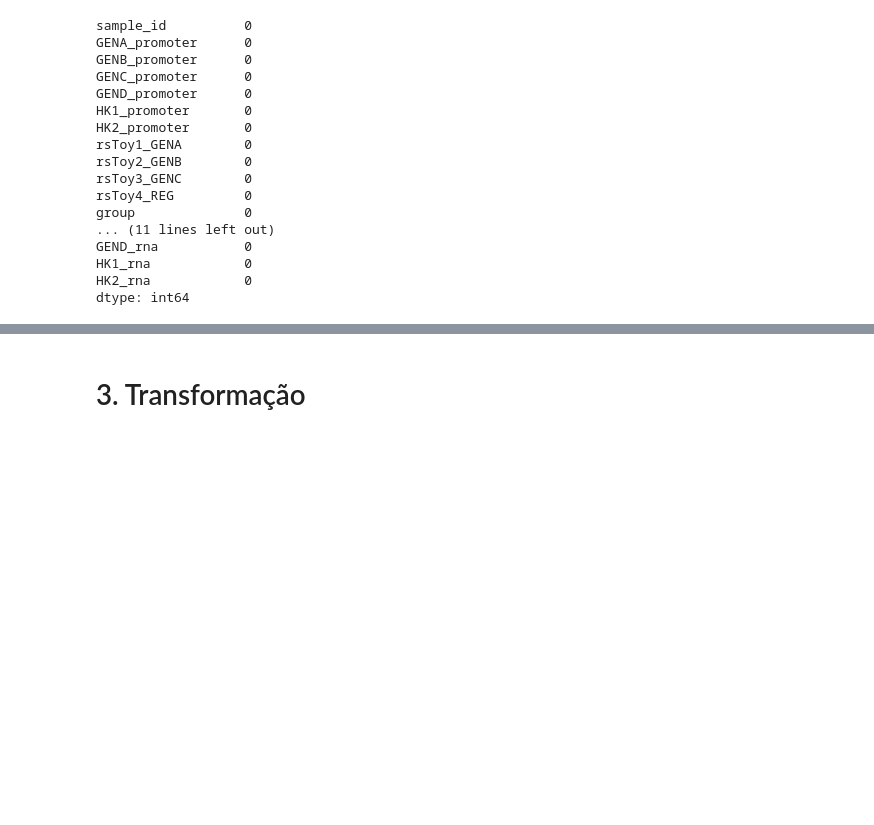
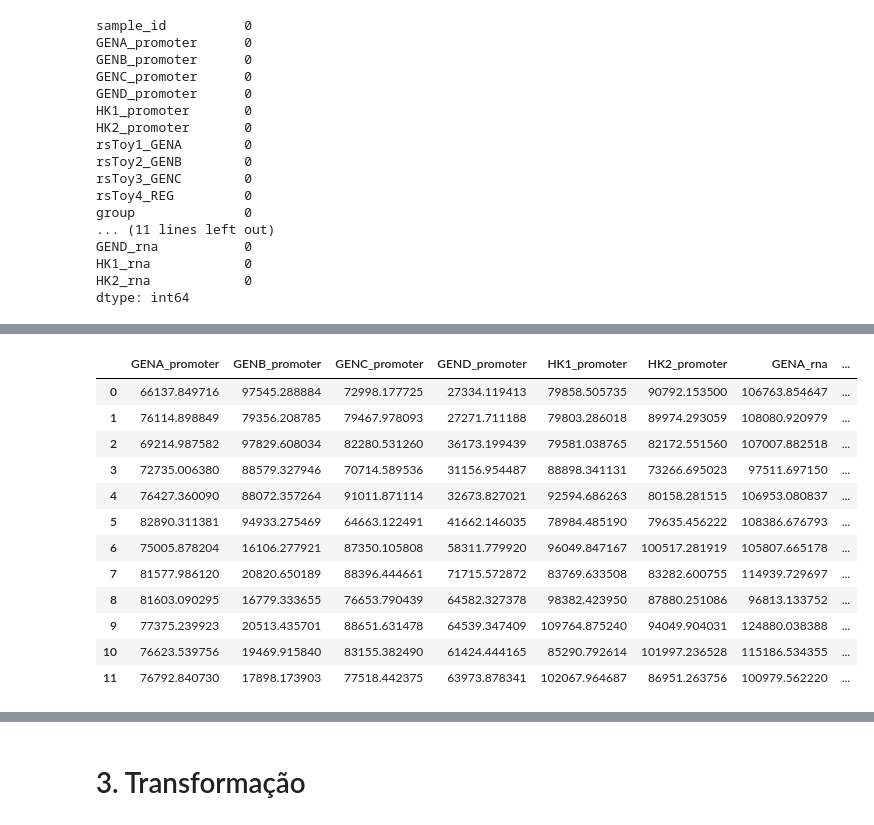
Before and after one commit to hellsdeur/multiomic, a Jupyter notebook: main.ipynb, the cells around one changed output, grey strips where cells are left out. Drawn from its saved outputs; the diff is of its cells as text; code cells hidden in the pictures; blank space fills up the shorter version.

```diff
--- a/main.ipynb
+++ b/main.ipynb
@@ -337,0 +414,17 @@ dtype: int64
+# %%
+df_cpm = df_countings.div(df_countings.sum(axis=1), axis=0) * 1e6
+df_cpm
+# %% [output]
+|  | GENA_promoter | GENB_promoter | GENC_promoter | GEND_promoter | HK1_promoter | HK2_promoter | GENA_rna | ... |
+| 0 | 66137.849716 | 97545.288884 | 72998.177725 | 27334.119413 | 79858.505735 | 90792.153500 | 106763.854647 | ... |
+| 1 | 76114.898849 | 79356.208785 | 79467.978093 | 27271.711188 | 79803.286018 | 89974.293059 | 108080.920979 | ... |
+| 2 | 69214.987582 | 97829.608034 | 82280.531260 | 36173.199439 | 79581.038765 | 82172.551560 | 107007.882518 | ... |
+| 3 | 72735.006380 | 88579.327946 | 70714.589536 | 31156.954487 | 88898.341131 | 73266.695023 | 97511.697150 | ... |
+| 4 | 76427.360090 | 88072.357264 | 91011.871114 | 32673.827021 | 92594.686263 | 80158.281515 | 106953.080837 | ... |
+| 5 | 82890.311381 | 94933.275469 | 64663.122491 | 41662.146035 | 78984.485190 | 79635.456222 | 108386.676793 | ... |
+| 6 | 75005.878204 | 16106.277921 | 87350.105808 | 58311.779920 | 96049.847167 | 100517.281919 | 105807.665178 | ... |
+| 7 | 81577.986120 | 20820.650189 | 88396.444661 | 71715.572872 | 83769.633508 | 83282.600755 | 114939.729697 | ... |
+| 8 | 81603.090295 | 16779.333655 | 76653.790439 | 64582.327378 | 98382.423950 | 87880.251086 | 96813.133752 | ... |
+| 9 | 77375.239923 | 20513.435701 | 88651.631478 | 64539.347409 | 109764.875240 | 94049.904031 | 124880.038388 | ... |
+| 10 | 76623.539756 | 19469.915840 | 83155.382490 | 61424.444165 | 85290.792614 | 101997.236528 | 115186.534355 | ... |
+| 11 | 76792.840730 | 17898.173903 | 77518.442375 | 63973.878341 | 102067.964687 | 86951.263756 | 100979.562220 | ... |
```
Also changed, not shown: parts of 12 cells of this notebook.
